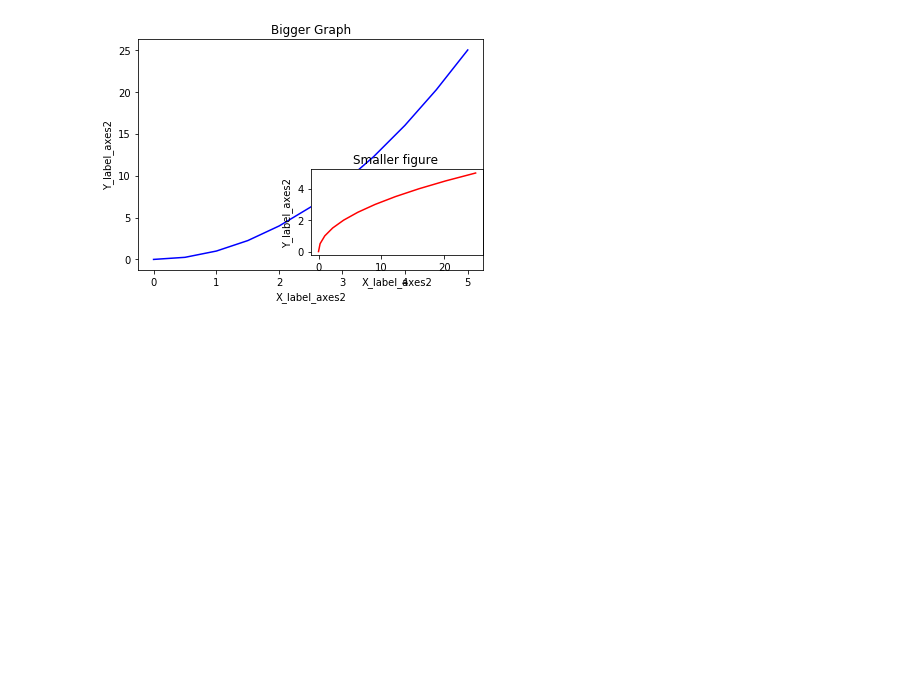
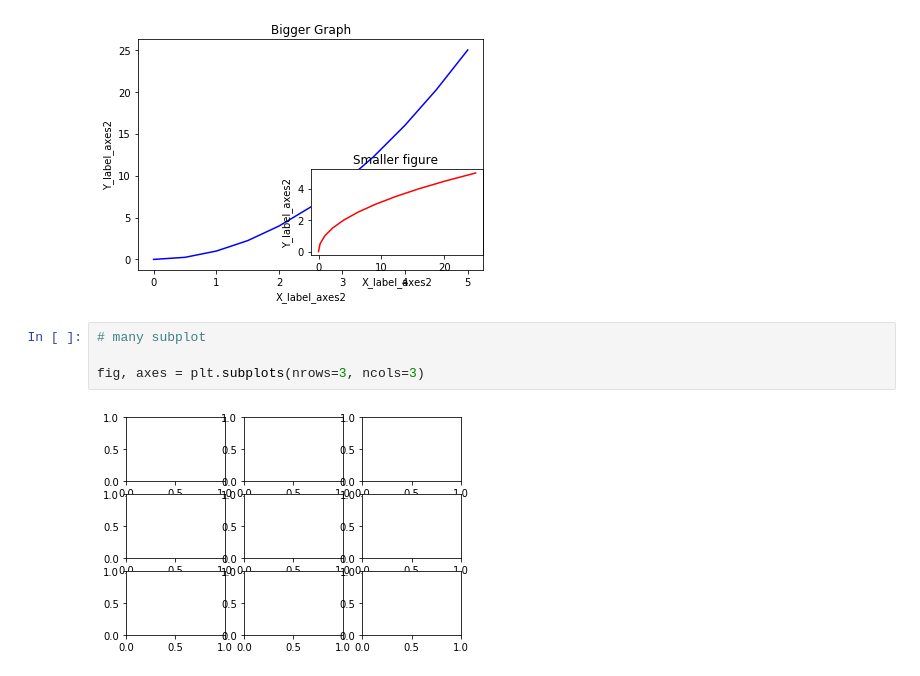
Before and after one commit to altanai/MLDS, a Jupyter notebook: matplotlib_1.ipynb, the cells around one changed output. Saved outputs shown, nothing was run; the diff lists cells and outputs as text; blank space fills up the shorter version.

```diff
--- a/matplotlib_1.ipynb
+++ b/matplotlib_1.ipynb
@@ -96,3 +98,9 @@ axes2.set_ylabel('Y_label_axes2')
 axes2.set_title('Smaller figure ');
 # %% [output]
 [figure]
+# %%
+# many subplot
+
+fig, axes = plt.subplots(nrows=3, ncols=3)
+# %% [output]
+[figure, added]
```
Also changed, not shown: parts of 15 cells of this notebook.
